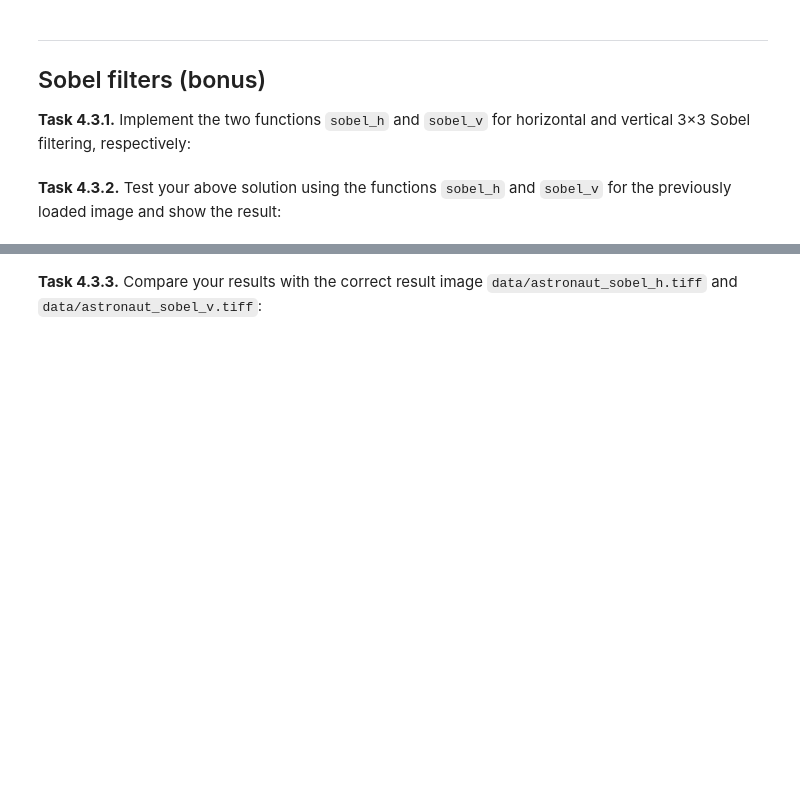
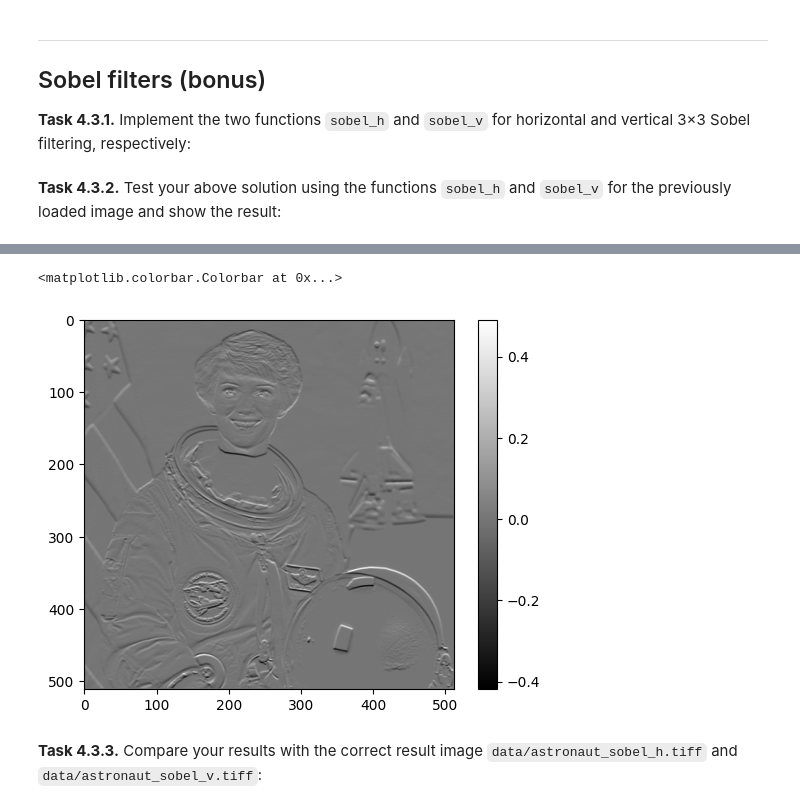
Before and after one commit to balint-bozoki/mobi-fs3-python, a Jupyter notebook: task4.ipynb, the cells around one changed output, grey strips where cells are left out. Cells and saved outputs as stored; diff of their text form; code cells hidden in the pictures; blank space fills up the shorter version.

```diff
--- a/task4.ipynb
+++ b/task4.ipynb
@@ -140,2 +178,10 @@ assert numpy.allclose(img_gradmag, gradmag_ref, atol = 1/255)
+# %%
+img_sobel_v = sobel_v(img)
+plt.figure()
+plt.imshow(img_sobel_v, "gray")
+plt.colorbar()
+# %% [output]
+<matplotlib.colorbar.Colorbar at 0x...>
+[figure, added]
 # %% [markdown]
 **<a id="#">Task 4.3.3.</a>** Compare your results with the correct result image `data/astronaut_sobel_h.tiff` and `data/astronaut_sobel_v.tiff`:
```
Also changed, not shown: parts of 7 cells of this notebook.
